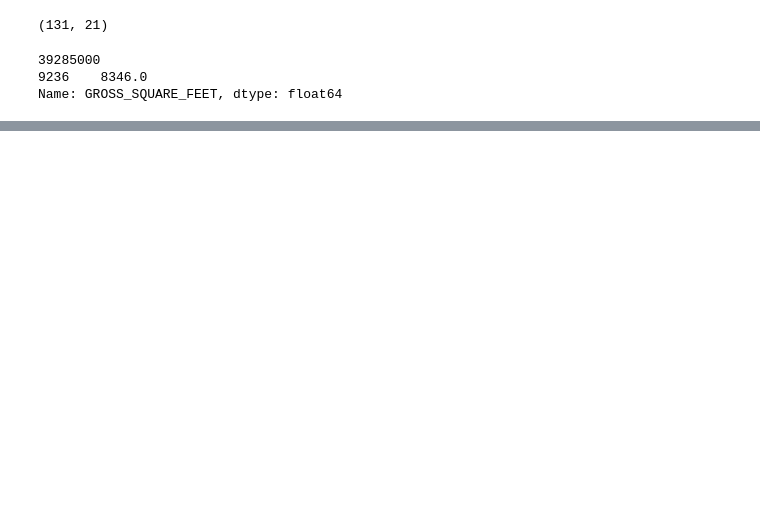
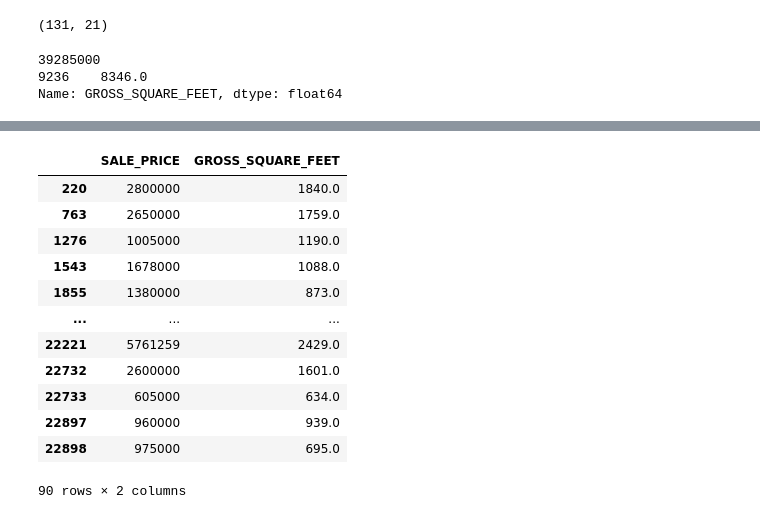
Before and after one commit to yestrella14/DS-Unit-2-Applied-Modeling, a Jupyter notebook: YE_LS_DS_232_assignment.ipynb, the cells around one changed output, grey strips where cells are left out. Cells and saved outputs as stored; diff of their text form; code cells hidden in the pictures; blank space fills up the shorter version.

```diff
--- a/YE_LS_DS_232_assignment.ipynb
+++ b/YE_LS_DS_232_assignment.ipynb
@@ -218,2 +293,18 @@ Name: GROSS_SQUARE_FEET, dtype: float64
 # %%
 # Select these columns, then write to a csv file named tribeca.csv. Don't include the index.
+tribeca3 = pd.DataFrame(tribeca2, columns=['SALE_PRICE', 'GROSS_SQUARE_FEET'])
+tribeca3
+# %% [output]
+|  | SALE_PRICE | GROSS_SQUARE_FEET |
+| 220 | 2800000 | 1840.0 |
+| 763 | 2650000 | 1759.0 |
+| 1276 | 1005000 | 1190.0 |
+| 1543 | 1678000 | 1088.0 |
+| 1855 | 1380000 | 873.0 |
+| ... | ... | ... |
+| 22221 | 5761259 | 2429.0 |
+| 22732 | 2600000 | 1601.0 |
+| 22733 | 605000 | 634.0 |
+| 22897 | 960000 | 939.0 |
+| 22898 | 975000 | 695.0 |
+90 rows × 2 columns
```
Also changed, not shown: parts of 14 cells of this notebook.
